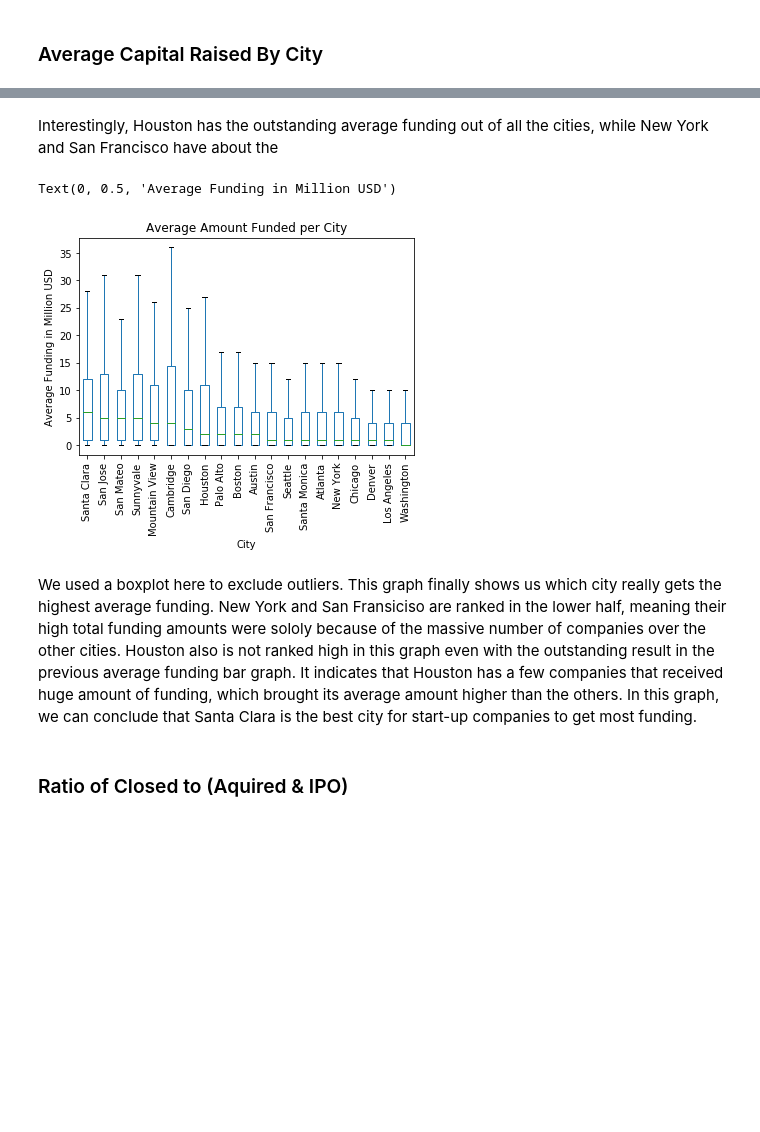
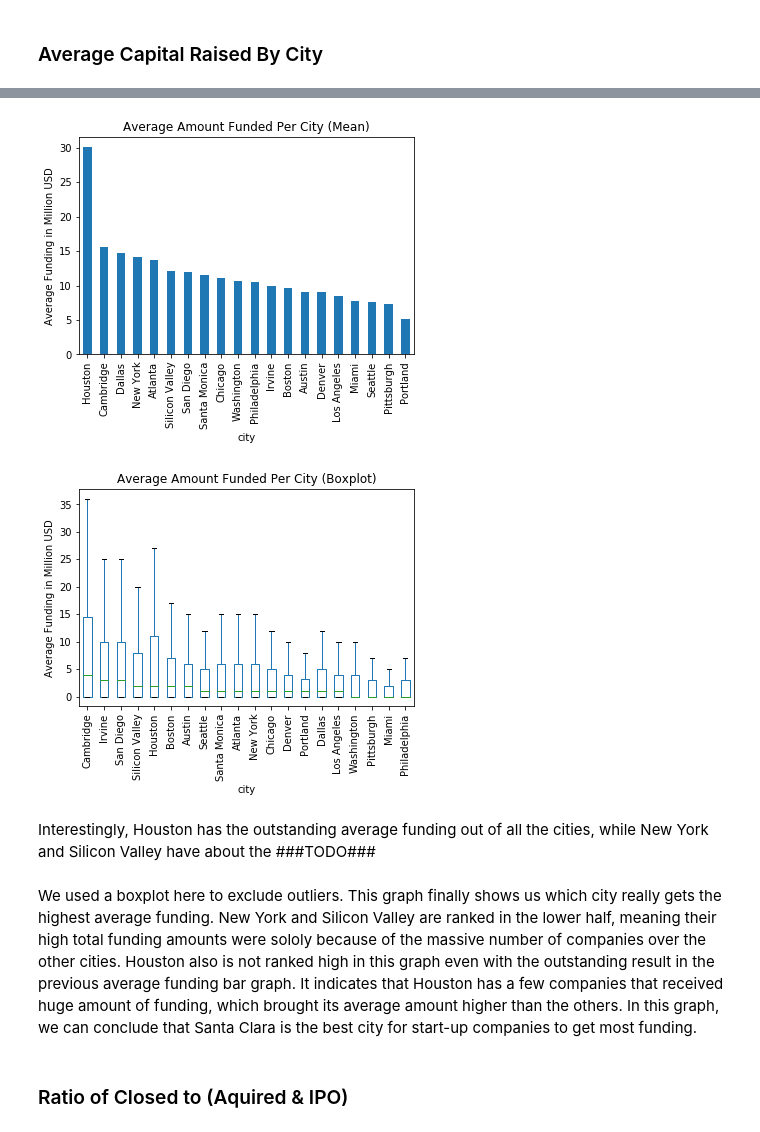
Before and after one commit to mdavis917/COGS108_Repo, a Jupyter notebook: FinalProject.ipynb, the cells around one changed output, grey strips where cells are left out. Saved outputs shown, nothing was run; the diff lists cells and outputs as text; code cells hidden in the pictures; blank space fills up the shorter version.

```diff
--- a/FinalProject.ipynb
+++ b/FinalProject.ipynb
@@ -205,54 +275,11 @@ Text(0, 0.5, 'Average Funding in Million USD')
+# %%
+avg_fund_bar_and_box(df_loc, df_tot_fund, "city", "Average Amount Funded Per City")
+# %% [output]
+[figure, added]
+[figure, added]
 # %% [markdown]
-Interestingly, Houston has the outstanding average funding out of all the cities, while New York and San Francisco have about the
+Interestingly, Houston has the outstanding average funding out of all the cities, while New York and Silicon Valley have about the ###TODO###
-# %%
-# copy the original dataframe
-df_loc_avg_fund = df_loc_copy.copy()
-
-# find the average funding for each company
-df_loc_avg_fund['average_funding'] = df_loc_avg_fund[' funding_total_usd '] / df_loc_avg_fund['funding_rounds']
-
-# drop unneccessary columns
-df_loc_avg_fund.drop(['funding_rounds',' funding_total_usd '],axis=1,inplace=True)
-
-# construct a dictionary with the top 20 cities
-cities = pd.value_counts(df_loc_copy['city']).to_frame()[:20].index.tolist()
-cities = dict.fromkeys(cities,0)
-for city, value in cities.items():
-    cities[city] = list()
-
-# fill the each list with average funding of each company in its city
-for index, row in df_loc_avg_fund.iterrows():
-    if row['city'] in cities.keys():
-        cities[row['city']].append(int(row['average_funding']))
-
-# find maximum length of the lists
-maxLength = 0
-for city, funding in cities.items():
-    if maxLength < len(funding):
-        maxLength = len(funding)
-
-# make the lists to have same length and fill it with NaN
-for city, funding in cities.items():
-    for i in range(maxLength - len(funding)):
-        funding.append(np.NaN)
-
-# build dataframe from the dictionary
-df_loc_boxplot = pd.DataFrame(cities)
-
-# sort it by median value
-med_loc = df_loc_boxplot.median()
-med_loc.sort_values(ascending=False, inplace=True)
-df_loc_boxplot = df_loc_boxplot[med_loc.index]
-
-# visualize the data
-df_loc_boxplot = df_loc_boxplot.floordiv(1000000)
-graph = df_loc_boxplot.plot.box(title='Average Amount Funded per City',legend=False,rot=90,showfliers=False)
-graph.set_xlabel('City')
-graph.set_ylabel('Average Funding in Million USD')
-# %% [output]
-Text(0, 0.5, 'Average Funding in Million USD')
-[figure, removed]
 # %% [markdown]
-We used a boxplot here to exclude outliers. This graph finally shows us which city really gets the highest average funding. New York and San Fransiciso are ranked in the lower half, meaning their high total funding amounts were sololy because of the massive number of companies over the other cities. Houston also is not ranked high in this graph even with the outstanding result in the previous average funding bar graph. It indicates that Houston has a few companies that received huge amount of funding, which brought its average amount higher than the others. In this graph, we can conclude that Santa Clara is the best city for start-up companies to get most funding.
+We used a boxplot here to exclude outliers. This graph finally shows us which city really gets the highest average funding. New York and Silicon Valley are ranked in the lower half, meaning their high total funding amounts were sololy because of the massive number of companies over the other cities. Houston also is not ranked high in this graph even with the outstanding result in the previous average funding bar graph. It indicates that Houston has a few companies that received huge amount of funding, which brought its average amount higher than the others. In this graph, we can conclude that Santa Clara is the best city for start-up companies to get most funding.
 # %% [markdown]
 ### Ratio of Closed to (Aquired & IPO)
```
Also changed, not shown: parts of 39 cells of this notebook.
